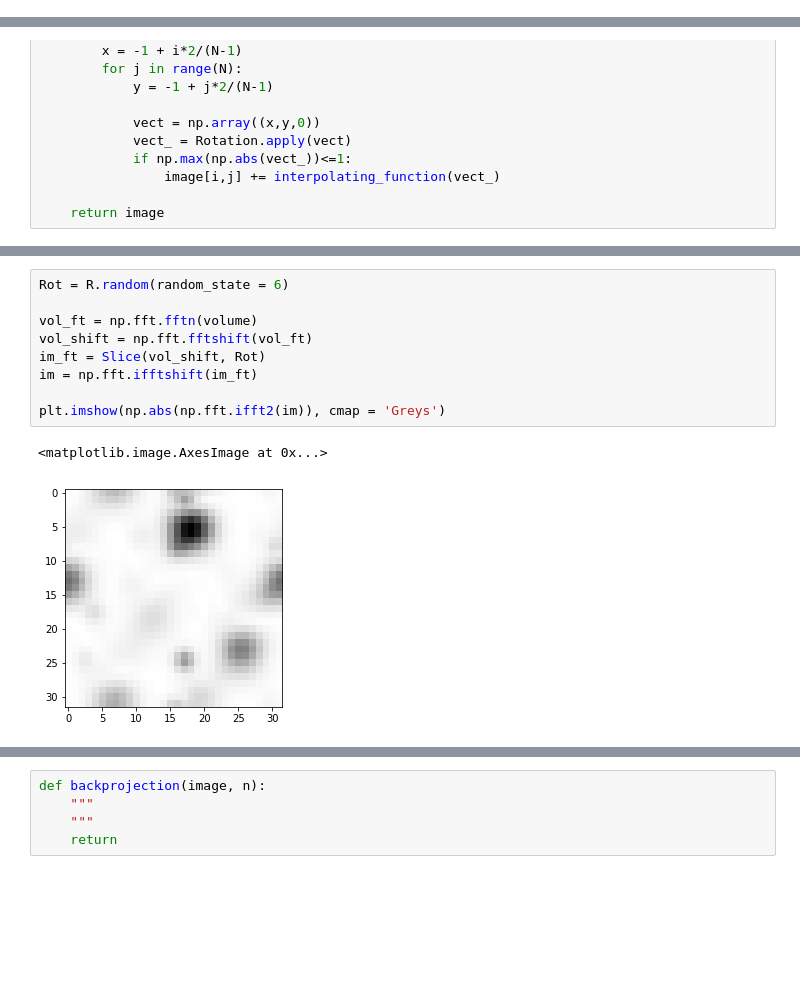
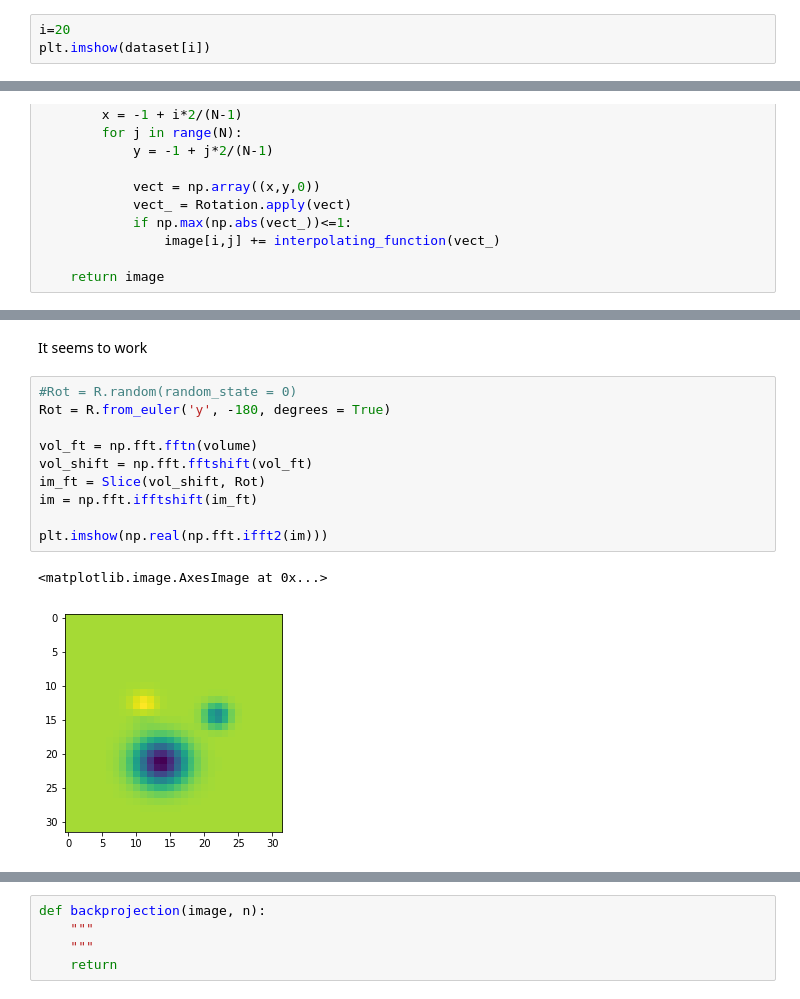
Before and after one commit to fredericpoitevin/gmm-cryoem, a Jupyter notebook: notebooks/Single particle reconstruction.ipynb, the cells around one changed output, grey strips where cells are left out. Drawn from its saved outputs; the diff is of its cells as text; blank space fills up the shorter version.

```diff
--- a/notebooks/Single particle reconstruction.ipynb
+++ b/notebooks/Single particle reconstruction.ipynb
@@ -14,0 +12,3 @@ def ft(obj):
+# %%
+i=20
+plt.imshow(dataset[i])
@@ -42,15 +48,18 @@ N = 32 #size grid
+# %% [markdown]
+It seems to work
 # %%
-Rot = R.random(random_state = 6)
+#Rot = R.random(random_state = 0)
+Rot = R.from_euler('y', -180, degrees = True)
 
 vol_ft = np.fft.fftn(volume)
 vol_shift = np.fft.fftshift(vol_ft)
 im_ft = Slice(vol_shift, Rot)
 im = np.fft.ifftshift(im_ft)
 
-plt.imshow(np.abs(np.fft.ifft2(im)), cmap = 'Greys')
+plt.imshow(np.real(np.fft.ifft2(im)))
 # %% [output]
 <matplotlib.image.AxesImage at 0x...>
-[figure, old version]
+[figure, new version]
 # %%
 im_ = Slice(volume, Rot)
 
```
Also changed, not shown: parts of 9 cells of this notebook, 1 other file.
